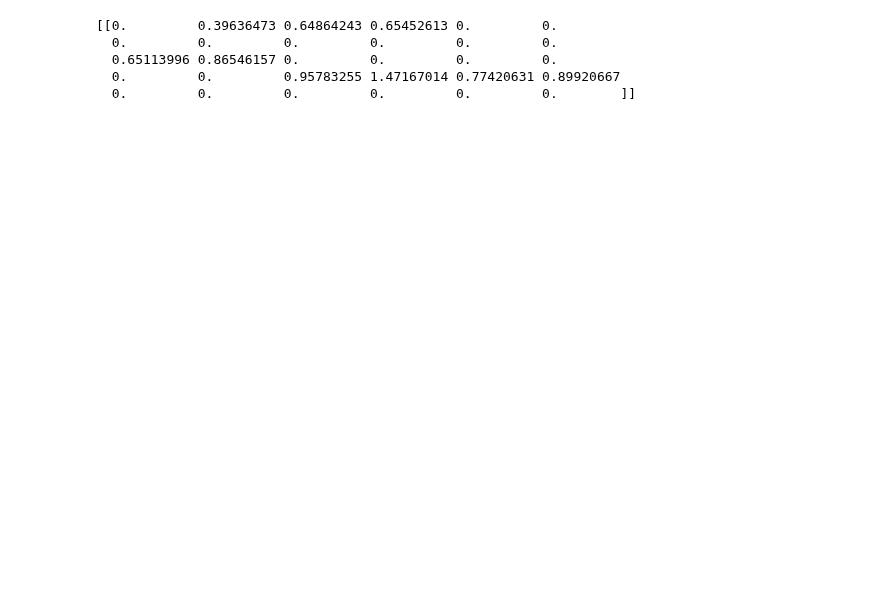
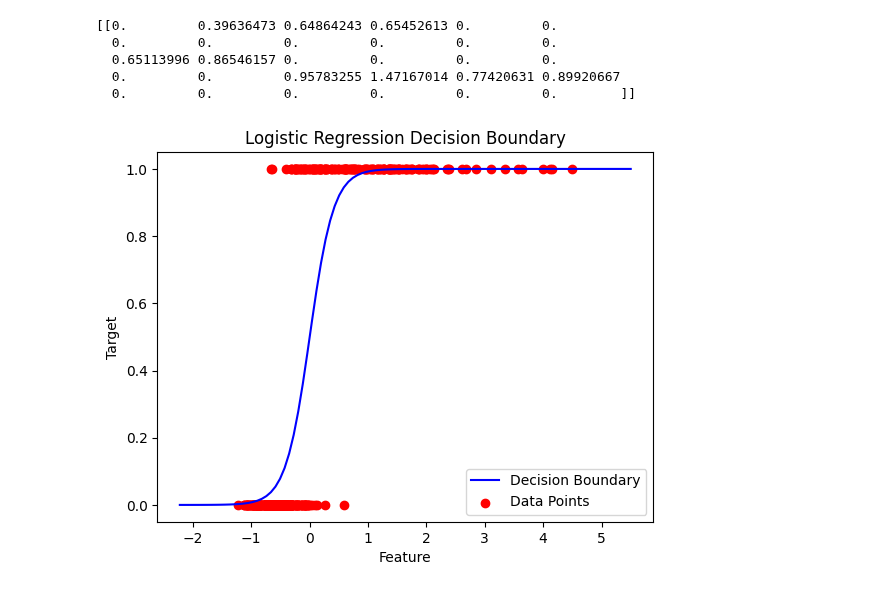
Before and after one commit to tohidnoori/Linear-and-logistic-regression-ml-python, a Jupyter notebook: linear-regression-breast-cancer.ipynb, the cells around one changed output. Drawn from its saved outputs; the diff is of its cells as text; code cells hidden in the pictures; blank space fills up the shorter version.

Commit message:
1403/01/19 | linear-regression-breast-cancer.ipynb created

```diff
--- a/linear-regression-breast-cancer.ipynb
+++ b/linear-regression-breast-cancer.ipynb
@@ -33,6 +30,8 @@ X_test_scaled = scaler.fit_transform(X_test)
 from sklearn.linear_model import LinearRegression, LogisticRegression
 
 #my classifier
-clf = LogisticRegression()
-clf.fit(X_train_scaled,y_train)
+logistic_reg = LogisticRegression()
+logistic_reg.fit(X_train_scaled,y_train)
+linear_reg = LinearRegression()
+linear_reg.fit(X_train_scaled,y_train)
 # %% [output]
@@ -68,11 +65,11 @@ Sensitivity (Recall): 0.9273
 # %%
 clf_linear = LinearRegression()
 clf_linear.fit(X_train_scaled,y_train)
-linear_reg = clf_linear.predict(X_test_scaled)
-logistic_reg = clf.predict(X_test_scaled)
+logistic_predictions = logistic_reg.predict(X_test_scaled)
+linear_reg_predictions = linear_reg.predict(X_test_scaled)
 analysed_data = pd.DataFrame({
-    'Linear-reg': linear_reg,
-    'Logistic-reg': logistic_reg,
+    'Linear-reg': linear_reg_predictions,
+    'Logistic-reg': logistic_predictions,
     'Real-values': y_test,
 })
 analysed_data.head(100)
@@ -135,3 +135,33 @@ print(coefficients)
   0.65113996 0.86546157 0.         0.         0.         0.
   0.         0.         0.95783255 1.47167014 0.77420631 0.89920667
   0.         0.         0.         0.         0.         0.        ]]
+# %%
+selected_dataset = X['area3'].copy()
+standardized_data = (selected_dataset - np.mean(selected_dataset)) / np.std(selected_dataset, ddof=0)
+selected_X_train,_,y_train,_ = train_test_split(standardized_data,y,random_state=42)
+# %%
+logistic_reg.fit(selected_X_train.values.reshape(-1, 1), y_train)
+
+x_min = selected_X_train.min() - 1
+x_max = selected_X_train.max() + 1
+x_values = np.linspace(x_min, x_max, 100)
+
+# Calculate corresponding y values using logistic regression model
+y_values = logistic_reg.predict_proba(x_values.reshape(-1, 1))[:, 1]  # Probability of class 1
+
+# Plot the decision boundary line
+plt.plot(x_values, y_values, color='blue', label='Decision Boundary')
+
+# Scatter plot of data points
+plt.scatter(selected_X_train, y_train, color='red', label='Data Points')
+
+# Add legend and labels
+plt.legend()
+plt.title('Logistic Regression Decision Boundary in train data')
+plt.xlabel('Feature')
+plt.ylabel('Target')
+plt.title('Logistic Regression Decision Boundary')
+plt.savefig('./images/Logistic Regression Decision Boundary.png')
+plt.show()
+# %% [output]
+[figure, added]
```
Also changed, not shown: parts of 8 cells of this notebook.
